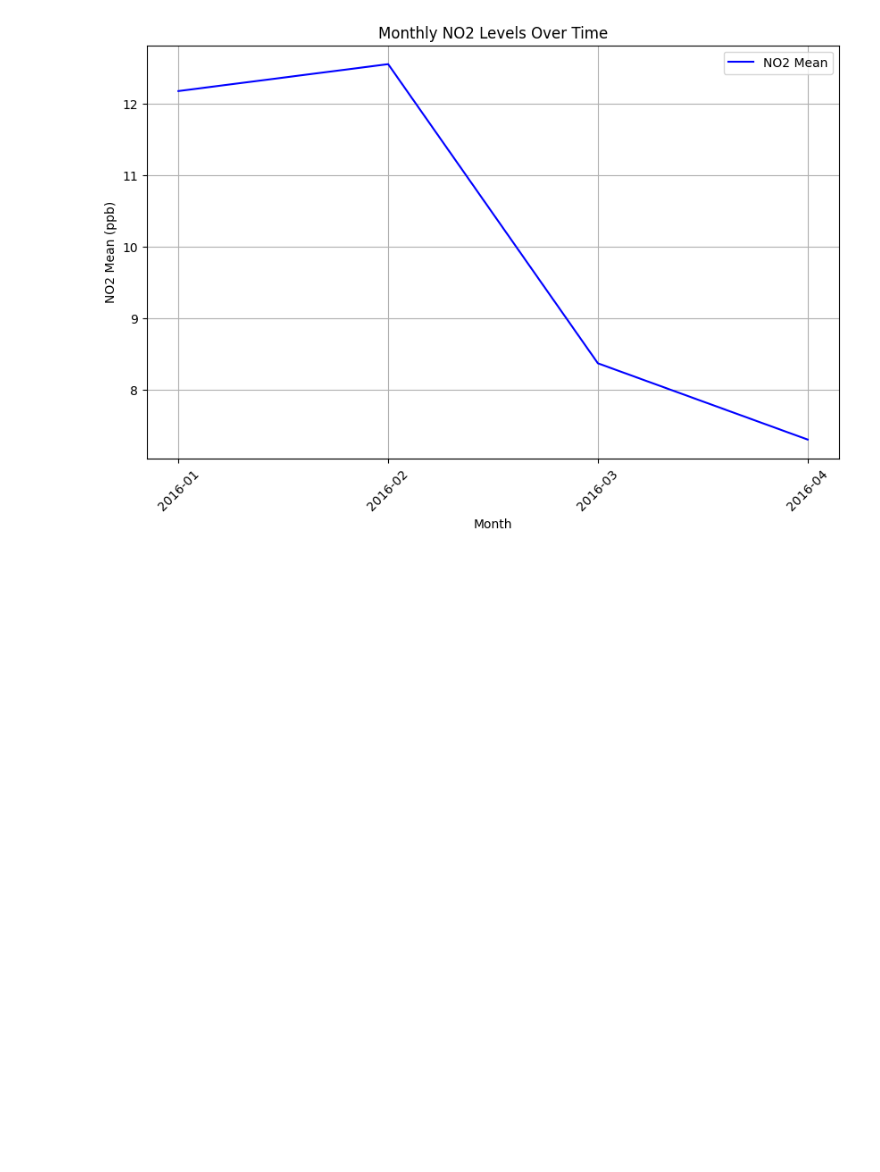
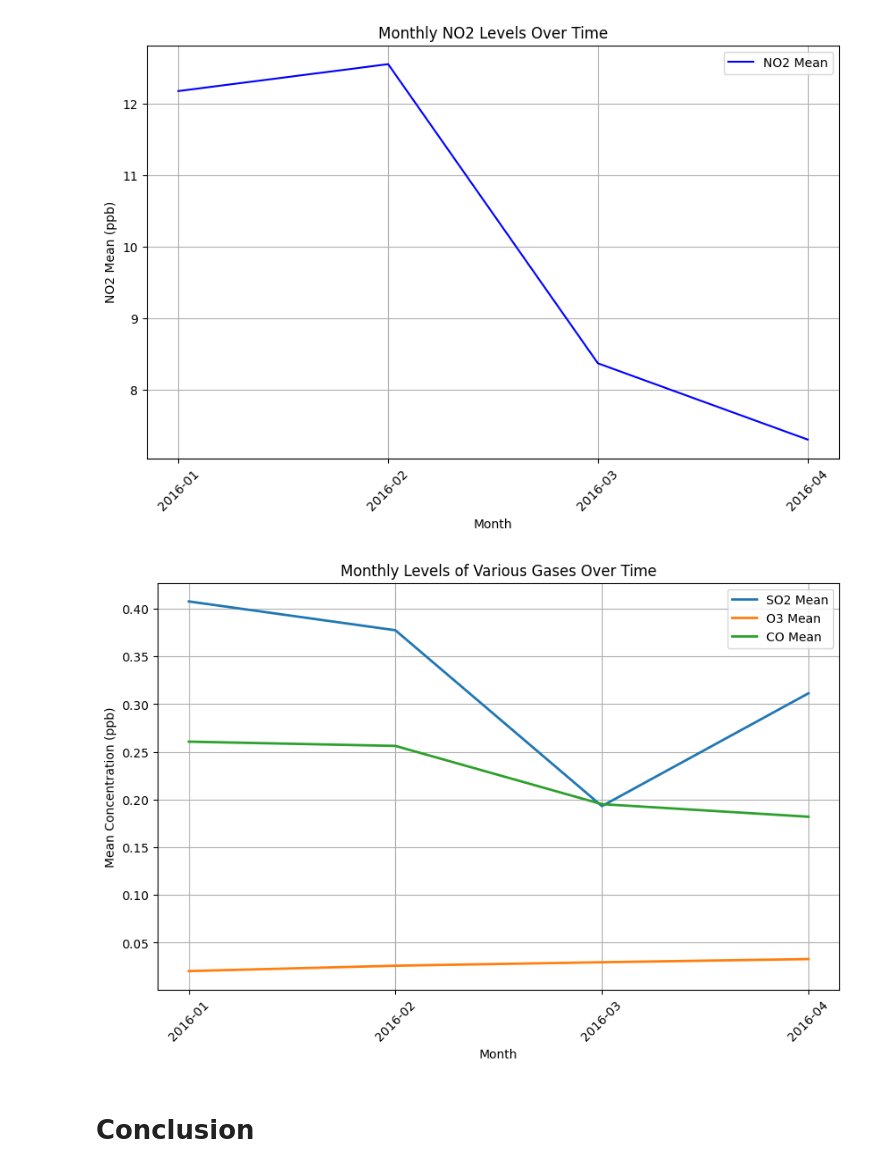
Before and after one commit to surysaroch/Texas-Air-Pollution-2016, a Jupyter notebook: Texas. Air Pollution.ipynb, the cells around one changed output. Saved outputs shown, nothing was run; the diff lists cells and outputs as text; code cells hidden in the pictures; blank space fills up the shorter version.

```diff
--- a/Texas Air Pollution.ipynb
+++ b/Texas. Air Pollution.ipynb
@@ -66,6 +70,9 @@ plt.show()
 # %% [output]
 [figure]
 # %%
+#Date Local is in datetime format
+df['Date Local'] = pd.to_datetime(df['Date Local'], errors='coerce')
+
 # Extract the year and month from the 'Date Local' column
 df['YearMonth'] = df['Date Local'].dt.to_period('M')
 
@@ -88,3 +95,29 @@ plt.grid(True)
 plt.show()
 # %% [output]
 [figure]
+# %%
+# List of gases to plot (excluding NO2)
+gases = ['SO2 Mean', 'O3 Mean', 'CO Mean']
+
+# Initialize the plot
+plt.figure(figsize=(10,6))
+
+# Loop through each gas and plot the monthly means
+for gas in gases:
+    monthly_mean = df.groupby('YearMonth')[gas].mean()
+    plt.plot(monthly_mean.index.astype(str), monthly_mean.values, label=f'{gas}', linewidth=2)
+
+# Adding labels and title
+plt.xlabel('Month')
+plt.ylabel('Mean Concentration (ppb)')
+plt.title('Monthly Levels of Various Gases Over Time')
+plt.xticks(rotation=45)  # Rotate the x-axis labels for better readability
+plt.legend()
+plt.grid(True)
+
+# Show the plot
+plt.show()
+# %% [output]
+[figure, added]
+# %% [markdown]
+# Conclusion
```
Also changed, not shown: parts of 3 cells of this notebook.
